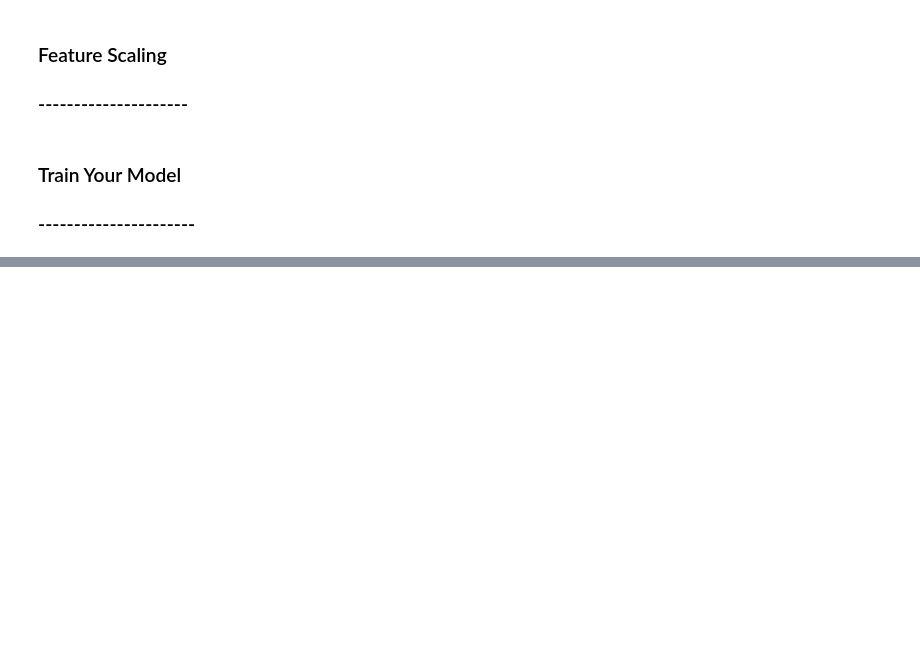
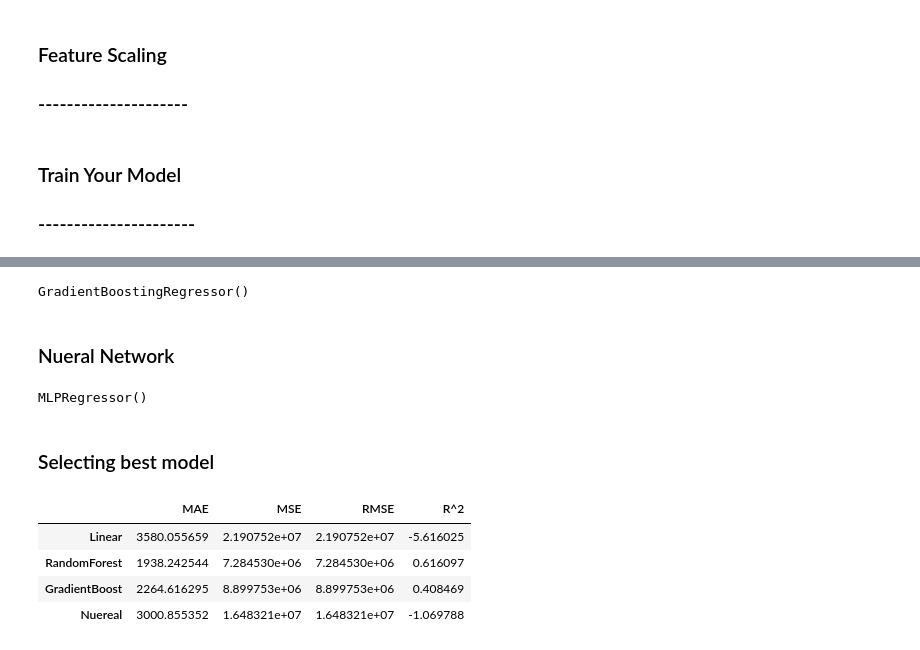
Before and after one commit to Ajayrajc1998/WEEK-10, a Jupyter notebook: BlackFriday.ipynb, the cells around one changed output, grey strips where cells are left out. Drawn from its saved outputs; the diff is of its cells as text; code cells hidden in the pictures; blank space fills up the shorter version.

```diff
--- a/BlackFriday.ipynb
+++ b/BlackFriday.ipynb
@@ -543,0 +599,16 @@ X_test=sc.transform(X_test)
+# %%
+GBoost.fit(X_train,y_train)
+# %% [output]
+GradientBoostingRegressor()
+# %%
+pred3=GBoost.predict(X_test)
+# %% [markdown]
+### Nueral Network
+# %%
+MLP.fit(X_train,y_train)
+# %% [output]
+MLPRegressor()
+# %% [markdown]
+### Selecting best model
+# %%
+ pred4=MLP.predict(X_test)
@@ -543,0 +617,12 @@ X_test=sc.transform(X_test)
+# %%
+a1=np.array([metrics.mean_absolute_error(pred1,y_test),metrics.mean_squared_error(pred1,y_test),metrics.mean_squared_error(pred1,y_test),metrics.r2_score(pred1,y_test)])
+a2=np.array([metrics.mean_absolute_error(pred2,y_test),metrics.mean_squared_error(pred2,y_test),metrics.mean_squared_error(pred2,y_test),metrics.r2_score(pred2,y_test)])
+a3=np.array([metrics.mean_absolute_error(pred3,y_test),metrics.mean_squared_error(pred3,y_test),metrics.mean_squared_error(pred3,y_test),metrics.r2_score(pred3,y_test)])
+a4=np.array([metrics.mean_absolute_error(pred4,y_test),metrics.mean_squared_error(pred4,y_test),metrics.mean_squared_error(pred4,y_test),metrics.r2_score(pred4,y_test)])
+pd.DataFrame([a1,a2,a3,a4],columns=['MAE','MSE','RMSE','R^2'],index=['Linear','RandomForest','GradientBoost','Nuereal'])
+# %% [output]
+|  | MAE | MSE | RMSE | R^2 |
+| Linear | 3580.055659 | 2.190752e+07 | 2.190752e+07 | -5.616025 |
+| RandomForest | 1938.242544 | 7.284530e+06 | 7.284530e+06 | 0.616097 |
+| GradientBoost | 2264.616295 | 8.899753e+06 | 8.899753e+06 | 0.408469 |
+| Nuereal | 3000.855352 | 1.648321e+07 | 1.648321e+07 | -1.069788 |
```
Also changed, not shown: parts of 31 cells of this notebook, 7 other files.
